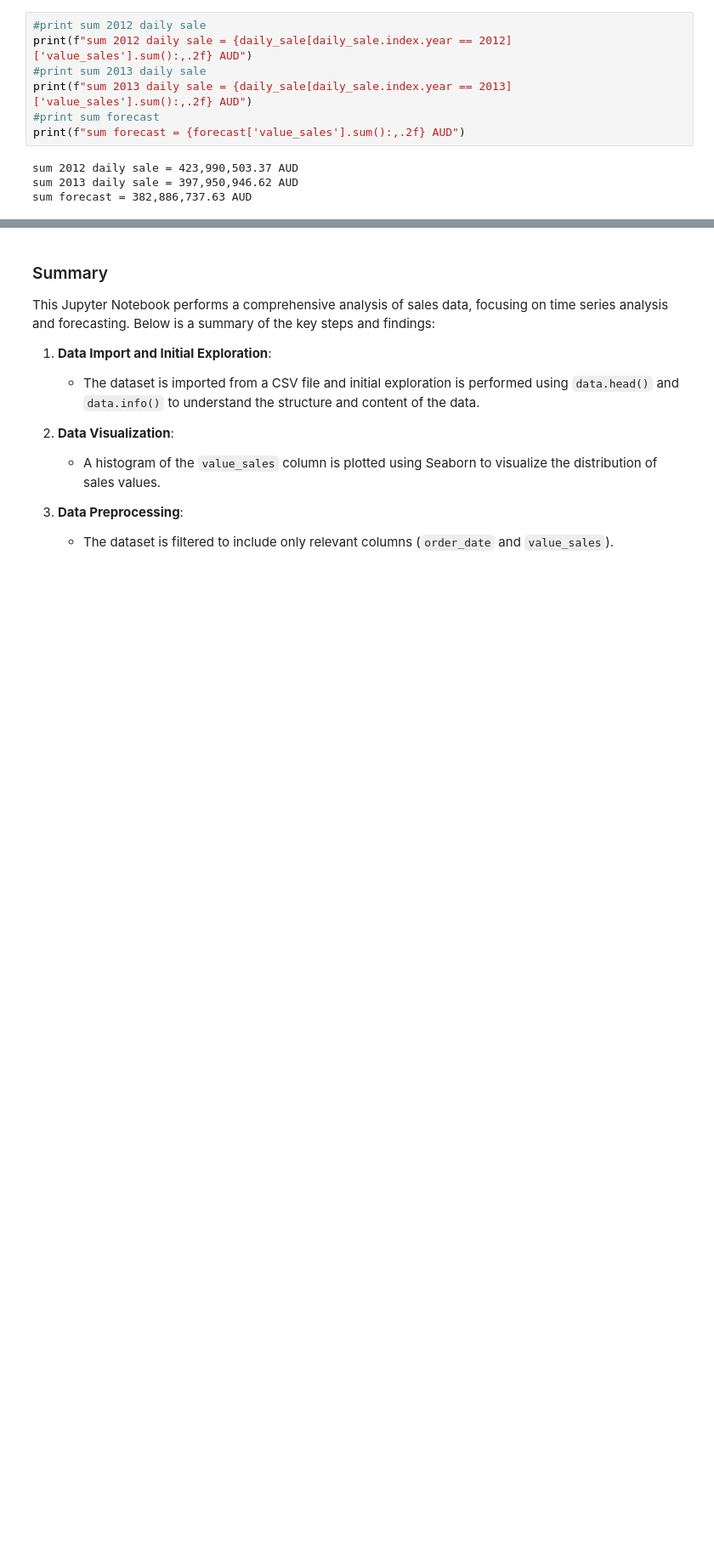
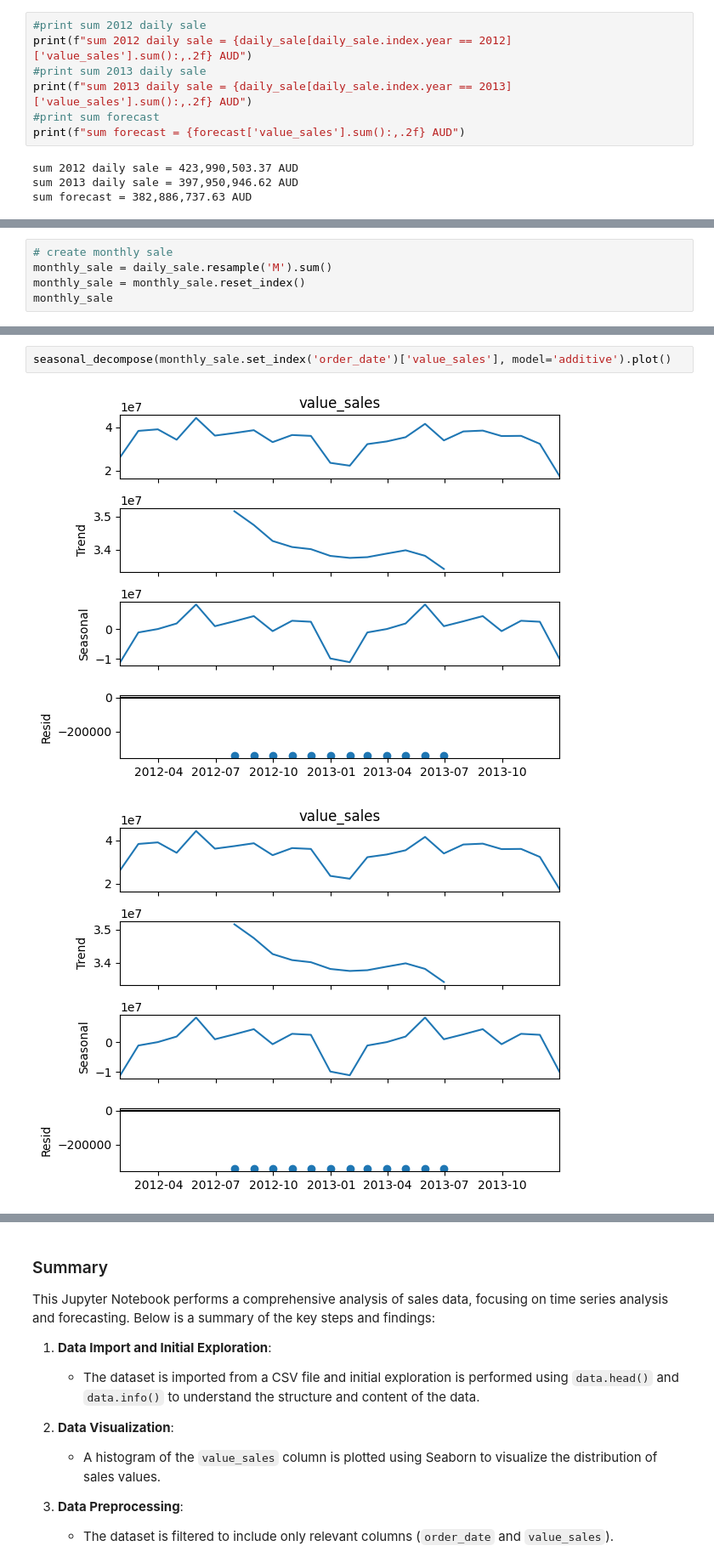
Before and after one commit to C4PT41N4545/BUSA8000-LuminaTech_Analytics_Project, a Jupyter notebook: notebooks/prediction.ipynb, the cells around one changed output, grey strips where cells are left out. Shown at 85% size. Drawn from its saved outputs; the diff is of its cells as text; blank space fills up the shorter version.

Commit message:
add monthly forecast

```diff
--- a/notebooks/prediction.ipynb
+++ b/notebooks/prediction.ipynb
@@ -236,0 +239,5 @@ sum forecast = 382,886,737.63 AUD
+# %%
+# create monthly sale
+monthly_sale = daily_sale.resample('M').sum()
+monthly_sale = monthly_sale.reset_index()
+monthly_sale
@@ -236,0 +262,5 @@ sum forecast = 382,886,737.63 AUD
+# %%
+seasonal_decompose(monthly_sale.set_index('order_date')['value_sales'], model='additive').plot()
+# %% [output]
+[figure, added]
+[figure, added]
```
Also changed, not shown: parts of 7 cells of this notebook.
